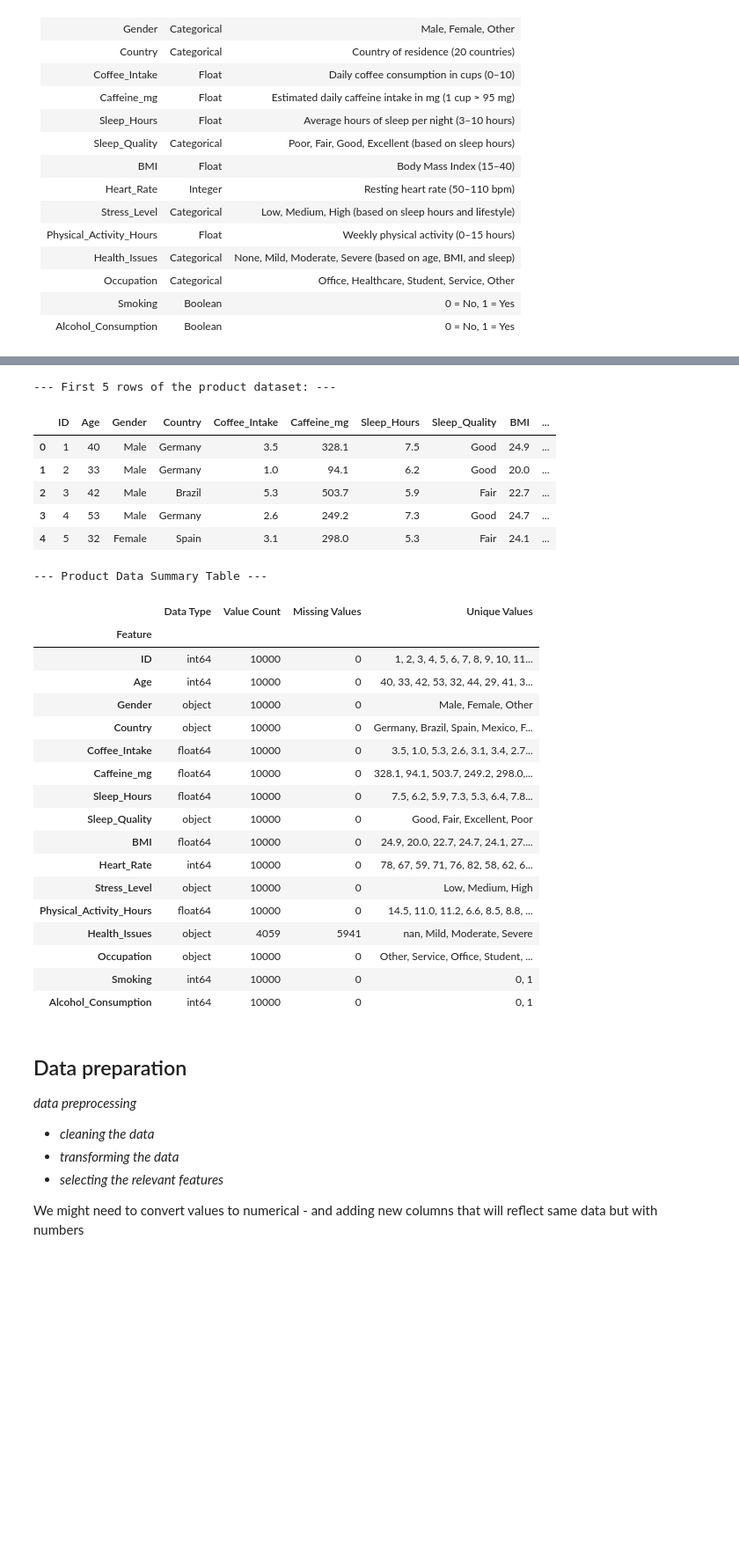
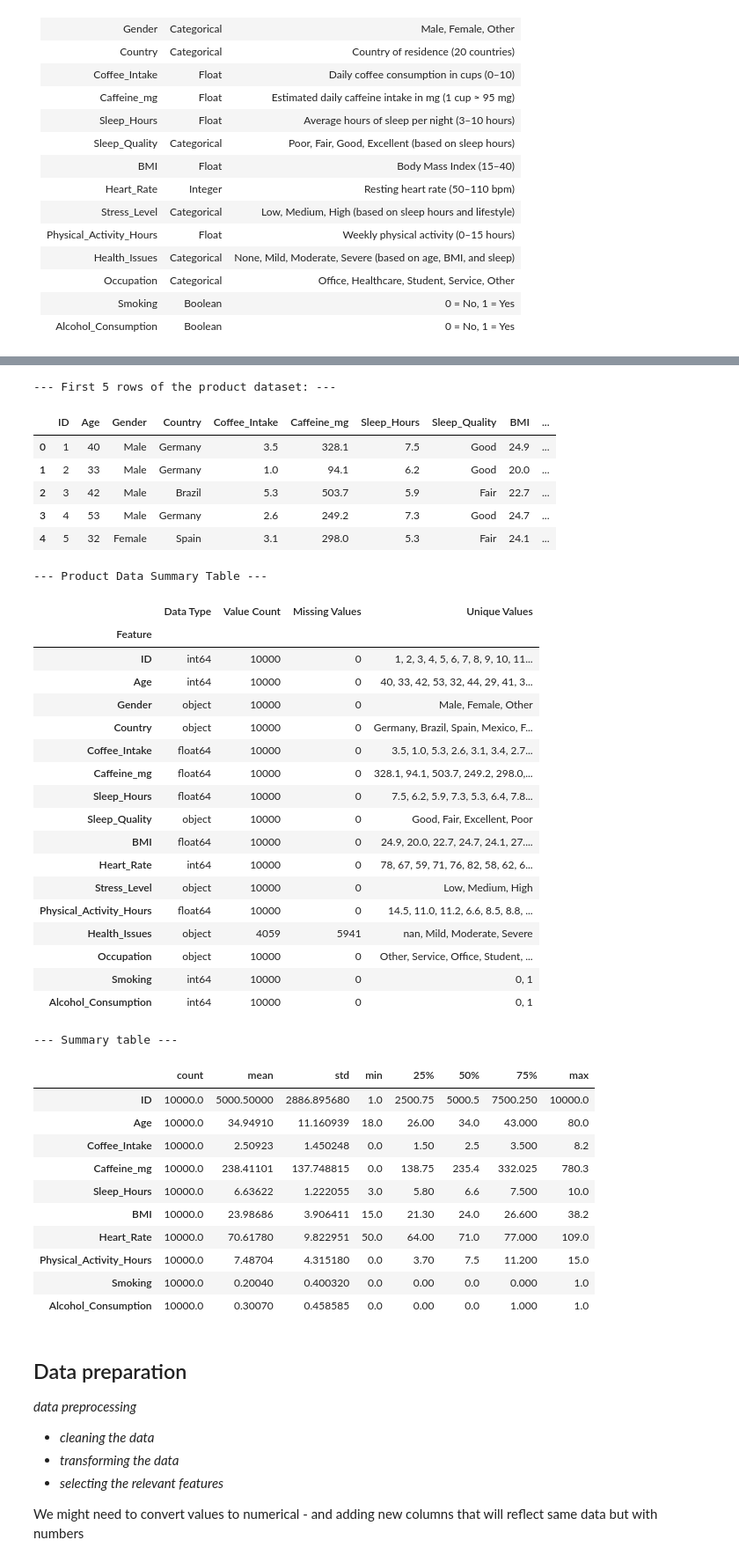
Before and after one commit to Itz-Ezu/DKKO_group6, a Jupyter notebook: coffee_project/hot_coffee.ipynb, the cells around one changed output, grey strips where cells are left out. Shown at 88% size. Saved outputs shown, nothing was run; the diff lists cells and outputs as text; code cells hidden in the pictures; blank space fills up the shorter version.

```diff
--- a/coffee_project/hot_coffee.ipynb
+++ b/coffee_project/hot_coffee.ipynb
@@ -83,33 +91,50 @@ features_summary_df['Unique Values'] = [', '.join(map(str, df[col].unique())) fo
 features_summary_df.set_index('Feature', inplace=True)
 
 display(features_summary_df)
+
+
+# Display the all relevant info
+print("\n--- Summary table ---\n")
+display(df.describe().T)
 # %% [output]
 --- First 5 rows of the product dataset: ---
 |  | ID | Age | Gender | Country | Coffee_Intake | Caffeine_mg | Sleep_Hours | Sleep_Quality | BMI | ... |
 | 0 | 1 | 40 | Male | Germany | 3.5 | 328.1 | 7.5 | Good | 24.9 | ... |
 | 1 | 2 | 33 | Male | Germany | 1.0 | 94.1 | 6.2 | Good | 20.0 | ... |
 | 2 | 3 | 42 | Male | Brazil | 5.3 | 503.7 | 5.9 | Fair | 22.7 | ... |
 | 3 | 4 | 53 | Male | Germany | 2.6 | 249.2 | 7.3 | Good | 24.7 | ... |
 | 4 | 5 | 32 | Female | Spain | 3.1 | 298.0 | 5.3 | Fair | 24.1 | ... |
 --- Product Data Summary Table ---
 |  | Data Type | Value Count | Missing Values | Unique Values |
 | Feature |  |  |  |  |
 | ID | int64 | 10000 | 0 | 1, 2, 3, 4, 5, 6, 7, 8, 9, 10, 11... |
 | Age | int64 | 10000 | 0 | 40, 33, 42, 53, 32, 44, 29, 41, 3... |
 | Gender | object | 10000 | 0 | Male, Female, Other |
 | Country | object | 10000 | 0 | Germany, Brazil, Spain, Mexico, F... |
 | Coffee_Intake | float64 | 10000 | 0 | 3.5, 1.0, 5.3, 2.6, 3.1, 3.4, 2.7... |
 | Caffeine_mg | float64 | 10000 | 0 | 328.1, 94.1, 503.7, 249.2, 298.0,... |
 | Sleep_Hours | float64 | 10000 | 0 | 7.5, 6.2, 5.9, 7.3, 5.3, 6.4, 7.8... |
 | Sleep_Quality | object | 10000 | 0 | Good, Fair, Excellent, Poor |
 | BMI | float64 | 10000 | 0 | 24.9, 20.0, 22.7, 24.7, 24.1, 27.... |
 | Heart_Rate | int64 | 10000 | 0 | 78, 67, 59, 71, 76, 82, 58, 62, 6... |
 | Stress_Level | object | 10000 | 0 | Low, Medium, High |
 | Physical_Activity_Hours | float64 | 10000 | 0 | 14.5, 11.0, 11.2, 6.6, 8.5, 8.8, ... |
 | Health_Issues | object | 4059 | 5941 | nan, Mild, Moderate, Severe |
 | Occupation | object | 10000 | 0 | Other, Service, Office, Student, ... |
 | Smoking | int64 | 10000 | 0 | 0, 1 |
 | Alcohol_Consumption | int64 | 10000 | 0 | 0, 1 |
+--- Summary table ---
+|  | count | mean | std | min | 25% | 50% | 75% | max |
+| ID | 10000.0 | 5000.50000 | 2886.895680 | 1.0 | 2500.75 | 5000.5 | 7500.250 | 10000.0 |
+| Age | 10000.0 | 34.94910 | 11.160939 | 18.0 | 26.00 | 34.0 | 43.000 | 80.0 |
+| Coffee_Intake | 10000.0 | 2.50923 | 1.450248 | 0.0 | 1.50 | 2.5 | 3.500 | 8.2 |
+| Caffeine_mg | 10000.0 | 238.41101 | 137.748815 | 0.0 | 138.75 | 235.4 | 332.025 | 780.3 |
+| Sleep_Hours | 10000.0 | 6.63622 | 1.222055 | 3.0 | 5.80 | 6.6 | 7.500 | 10.0 |
+| BMI | 10000.0 | 23.98686 | 3.906411 | 15.0 | 21.30 | 24.0 | 26.600 | 38.2 |
+| Heart_Rate | 10000.0 | 70.61780 | 9.822951 | 50.0 | 64.00 | 71.0 | 77.000 | 109.0 |
+| Physical_Activity_Hours | 10000.0 | 7.48704 | 4.315180 | 0.0 | 3.70 | 7.5 | 11.200 | 15.0 |
+| Smoking | 10000.0 | 0.20040 | 0.400320 | 0.0 | 0.00 | 0.0 | 0.000 | 1.0 |
+| Alcohol_Consumption | 10000.0 | 0.30070 | 0.458585 | 0.0 | 0.00 | 0.0 | 1.000 | 1.0 |
 # %% [markdown]
 ## Data preparation
 
```
Also changed, not shown: parts of 15 cells of this notebook.
